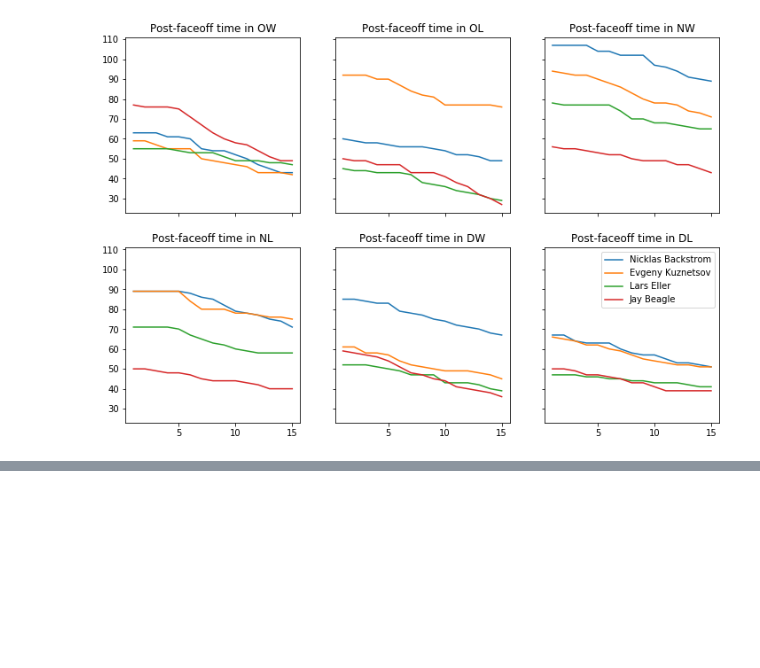
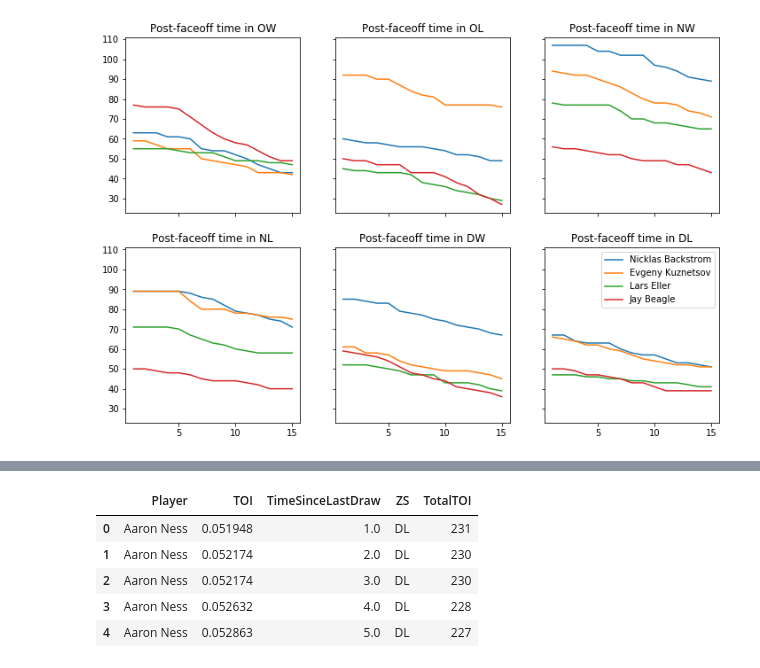
Before and after one commit to muneebalam/scrapenhl2, a Jupyter notebook: examples/Shot Rates After Faceoffs.ipynb, the cells around one changed output, grey strips where cells are left out. Drawn from its saved outputs; the diff is of its cells as text; code cells hidden in the pictures; blank space fills up the shorter version.

```diff
--- a/examples/Shot Rates After Faceoffs.ipynb
+++ b/examples/Shot Rates After Faceoffs.ipynb
@@ -192,10 +189,10 @@ alljoined.head()
 | 3 | DL | 4.0 | 83 | 1.0 | 0.0 | Brooks Orpik | 0.0 | 43.373494 |
 | 4 | DL | 5.0 | 84 | 7.0 | 0.0 | Brooks Orpik | 0.0 | 300.000000 |
 # %%
-players = ('Nicklas Backstrom', 'Evgeny Kuznetsov', 'Lars Eller', 'Jay Beagle')
+comp_players = ('Nicklas Backstrom', 'Evgeny Kuznetsov', 'Lars Eller', 'Jay Beagle')
 
-def plot_cumulative_shot_lines(df, zone, metric, ax, *players):
-    for p in players:
+def plot_cumulative_shot_lines(df, zone, metric, ax, *comp_players):
+    for p in comp_players:
         df1 = df.query('ZS == "{0:s}" & Player == "{1:s}"'.format(zone, p)).sort_values('TimeSinceLastDraw')
         df1.loc[:, 'TOI'] = df1.TOI.cumsum()
         df1.loc[:, metric] = df1[metric].cumsum()
@@ -203,17 +200,18 @@ def plot_cumulative_shot_lines(df, zone, metric, ax, *players):
         ax.plot(df1.TimeSinceLastDraw, df1['{0:s}60'.format(metric)], label=p)
     ax.set_title('Cumulative {0:s}60 after {1:s}'.format(metric, zone))
 
-def plot_comparison(df, metric, *players):
+def plot_comparison(df, metric, *comp_players):
     fig, axes = subplots(2, 3, sharex=True, sharey=True, figsize=[12, 8])
     axes = axes.flatten()
+    df2 = df.query('TimeSinceLastDraw <= 15')
     for i, zone in enumerate(['OW', 'OL', 'NW', 'NL', 'DW', 'DL']):
         if metric == 'N':
-            plot_cumulative_ns(df, zone, axes[i], *players)
+            plot_cumulative_ns(df2, zone, axes[i], *comp_players)
         else:
-            plot_cumulative_shot_lines(df, zone, metric, axes[i], *players)
+            plot_cumulative_shot_lines(df2, zone, metric, axes[i], *comp_players)
         legend(loc=1)
 
-plot_comparison(alljoined, 'CF', *players)
+plot_comparison(alljoined, 'CF', *comp_players)
 # %% [output]
 [figure]
 # %%
@@ -232,0 +256,17 @@ plot_comparison(alljoined, 'N', *players)
+# %%
+# Calculate amount of time at each point in shift
+starttimes = shifts[['Time', 'ShiftIndex', 'PlayerID']] \
+    .groupby(['ShiftIndex', 'PlayerID'], as_index=False).min() \
+    .rename(columns={'Time': 'StartTime'})
+
+shifts2 = shifts.merge(starttimes, how='left', on=['ShiftIndex', 'PlayerID'])
+shifts2.loc[:, 'TimeSinceLastDraw'] = shifts2.Time - shifts2.StartTime + 1
+counts = shifts2[['TimeSinceLastDraw', 'PlayerID']] \
+    .assign(TOI=1) \
+    .groupby(['TimeSinceLastDraw', 'PlayerID'], as_index=False) \
+    .count() \
+    .assign(ZS='Other')
+
+counts.loc[:, 'Player'] = players.playerlst_as_str(counts.PlayerID)
+counts = counts.drop('PlayerID', axis=1)
+counts.head()
@@ -232,0 +280,20 @@ plot_comparison(alljoined, 'N', *players)
+# %%
+# Add to original
+alljoined2 = pd.concat([alljoined[['Player', 'ZS', 'TimeSinceLastDraw', 'TOI']], counts])
+alljoined2 = alljoined2.sort_values(['Player', 'ZS', 'TimeSinceLastDraw'])
+
+# Convert to percentages
+totals = alljoined2.drop('ZS', axis=1) \
+    .groupby(['Player', 'TimeSinceLastDraw'], as_index=False) \
+    .sum() \
+    .rename(columns={'TOI': 'TotalTOI'})
+alljoined3 = alljoined2.merge(totals, how='left', on=['Player', 'TimeSinceLastDraw'])
+alljoined3.loc[:, 'TOI'] = alljoined3.TOI / alljoined3.TotalTOI
+alljoined3.head()
+# %% [output]
+|  | Player | TOI | TimeSinceLastDraw | ZS | TotalTOI |
+| 0 | Aaron Ness | 0.051948 | 1.0 | DL | 231 |
+| 1 | Aaron Ness | 0.052174 | 2.0 | DL | 230 |
+| 2 | Aaron Ness | 0.052174 | 3.0 | DL | 230 |
+| 3 | Aaron Ness | 0.052632 | 4.0 | DL | 228 |
+| 4 | Aaron Ness | 0.052863 | 5.0 | DL | 227 |
```
Also changed, not shown: parts of 8 cells of this notebook.
